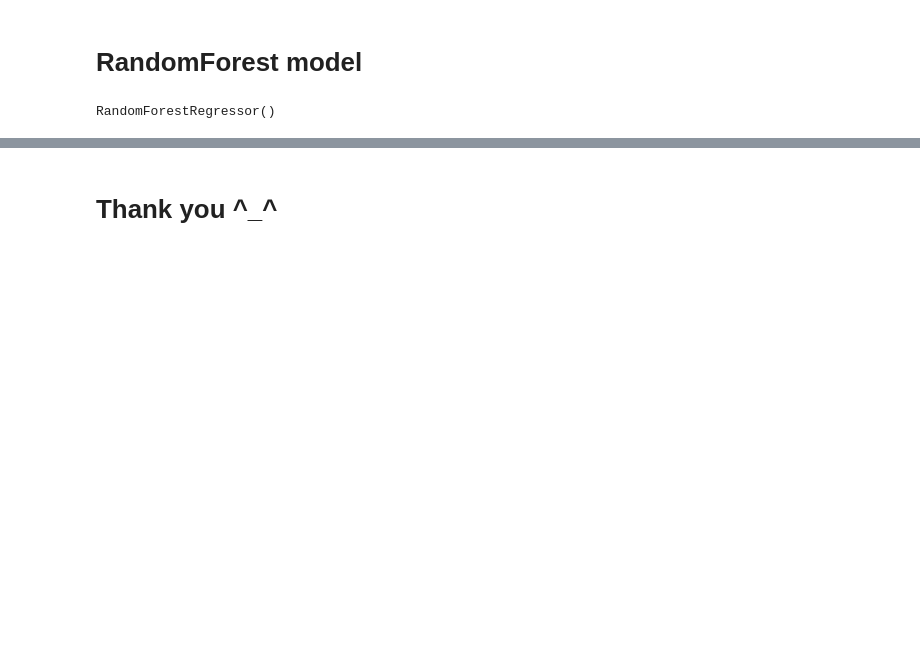
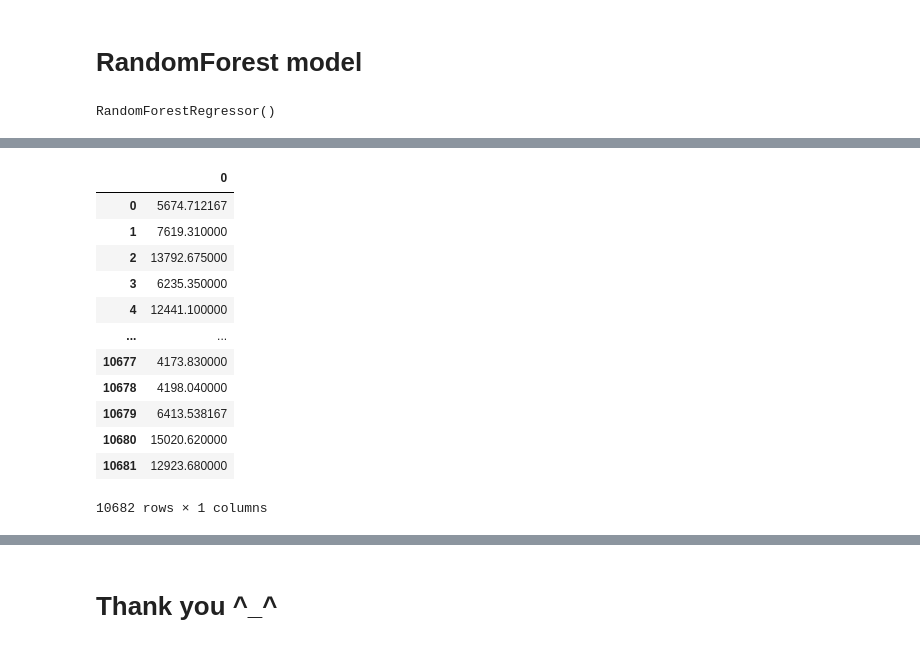
Before and after one commit to AhmadMuhamed/Data_Science, a Jupyter notebook: Flight_price_prediction.ipynb, the cells around one changed output, grey strips where cells are left out. Drawn from its saved outputs; the diff is of its cells as text; code cells hidden in the pictures; blank space fills up the shorter version.

```diff
--- a/Flight_price_prediction.ipynb
+++ b/Flight_price_prediction.ipynb
@@ -648,0 +651,17 @@ metrics.r2_score(y_test, y_pred)
+# %%
+price_p = pd.DataFrame(price)
+price_p
+# %% [output]
+|  | 0 |
+| 0 | 5674.712167 |
+| 1 | 7619.310000 |
+| 2 | 13792.675000 |
+| 3 | 6235.350000 |
+| 4 | 12441.100000 |
+| ... | ... |
+| 10677 | 4173.830000 |
+| 10678 | 4198.040000 |
+| 10679 | 6413.538167 |
+| 10680 | 15020.620000 |
+| 10681 | 12923.680000 |
+10682 rows × 1 columns
```
Also changed, not shown: parts of 29 cells of this notebook.
